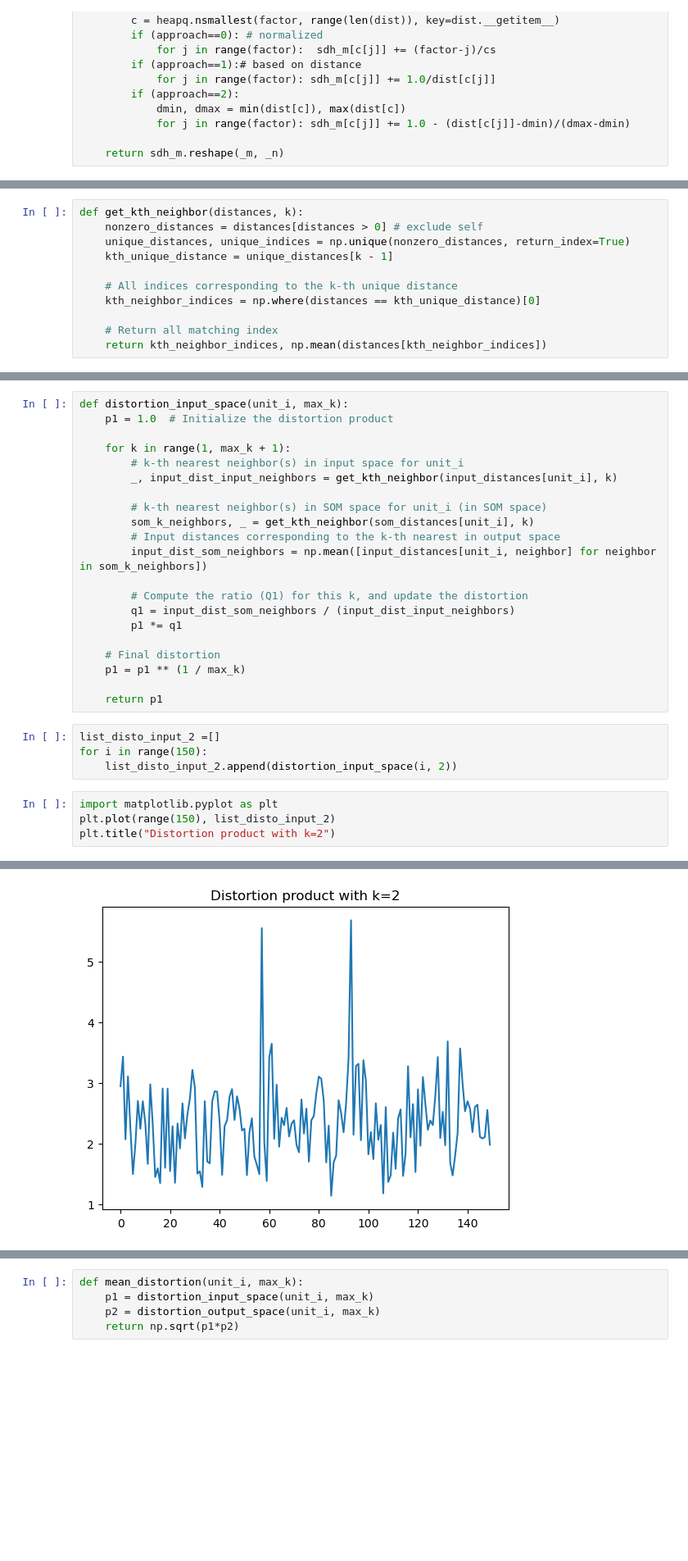
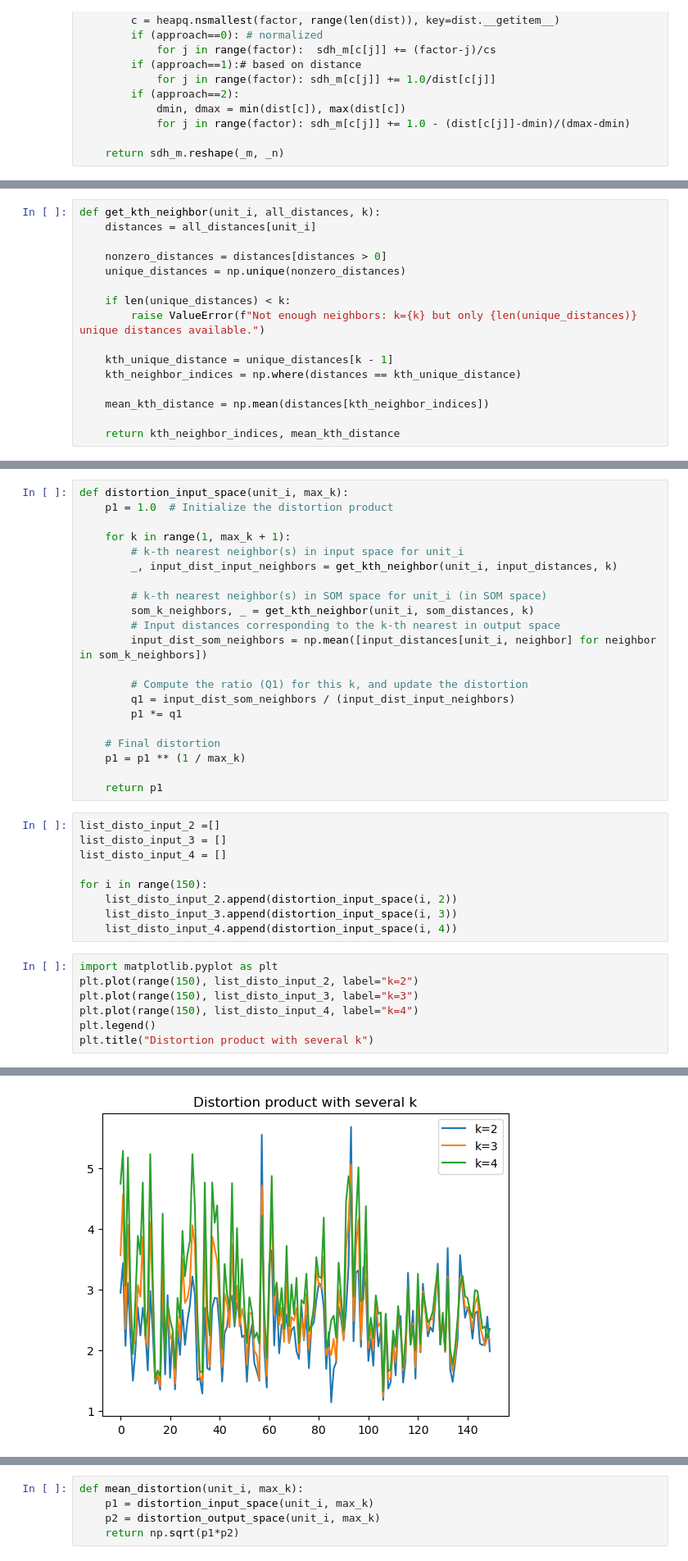
Before and after one commit to Jean-BaptisteCellier/SOM_TopographicProduct, a Jupyter notebook: coding_assignment.ipynb, the cells around one changed output, grey strips where cells are left out. Shown: that part at 82% size. Saved outputs shown, nothing was run; the diff lists cells and outputs as text; blank space fills up the shorter version.

```diff
--- a/coding_assignment.ipynb
+++ b/coding_assignment.ipynb
@@ -103,13 +113,18 @@ grid_positions = np.array([[i, j] for i in range(som_xdim) for j in range(som_yd
 bmu_positions = grid_positions[bmus]
 som_distances = np.abs(bmu_positions[:, np.newaxis] - bmu_positions).sum(axis=2)
 # %%
-def get_kth_neighbor(distances, k):
-    nonzero_distances = distances[distances > 0] # exclude self
-    unique_distances, unique_indices = np.unique(nonzero_distances, return_index=True)
+def get_kth_neighbor(unit_i, all_distances, k):
+    distances = all_distances[unit_i]
+
+    nonzero_distances = distances[distances > 0]
+    unique_distances = np.unique(nonzero_distances)
+
+    if len(unique_distances) < k:
+        raise ValueError(f"Not enough neighbors: k={k} but only {len(unique_distances)} unique distances available.")
+
     kth_unique_distance = unique_distances[k - 1]
+    kth_neighbor_indices = np.where(distances == kth_unique_distance)
 
-    # All indices corresponding to the k-th unique distance
-    kth_neighbor_indices = np.where(distances == kth_unique_distance)[0]
+    mean_kth_distance = np.mean(distances[kth_neighbor_indices])
 
-    # Return all matching index
-    return kth_neighbor_indices, np.mean(distances[kth_neighbor_indices])
+    return kth_neighbor_indices, mean_kth_distance
@@ -119,10 +146,10 @@ def distortion_input_space(unit_i, max_k):
 
     for k in range(1, max_k + 1):
         # k-th nearest neighbor(s) in input space for unit_i
-        _, input_dist_input_neighbors = get_kth_neighbor(input_distances[unit_i], k)
+        _, input_dist_input_neighbors = get_kth_neighbor(unit_i, input_distances, k)
 
         # k-th nearest neighbor(s) in SOM space for unit_i (in SOM space)
-        som_k_neighbors, _ = get_kth_neighbor(som_distances[unit_i], k)
+        som_k_neighbors, _ = get_kth_neighbor(unit_i, som_distances, k)
         # Input distances corresponding to the k-th nearest in output space
         input_dist_som_neighbors = np.mean([input_distances[unit_i, neighbor] for neighbor in som_k_neighbors])
 
@@ -136,10 +163,18 @@ def distortion_input_space(unit_i, max_k):
     return p1
 # %%
 list_disto_input_2 =[]
+list_disto_input_3 = []
+list_disto_input_4 = []
+
 for i in range(150):
     list_disto_input_2.append(distortion_input_space(i, 2))
+    list_disto_input_3.append(distortion_input_space(i, 3))
+    list_disto_input_4.append(distortion_input_space(i, 4))
 # %%
 import matplotlib.pyplot as plt
-plt.plot(range(150), list_disto_input_2)
-plt.title("Distortion product with k=2")
+plt.plot(range(150), list_disto_input_2, label="k=2")
+plt.plot(range(150), list_disto_input_3, label="k=3")
+plt.plot(range(150), list_disto_input_4, label="k=4")
+plt.legend()
+plt.title("Distortion product with several k")
 # %% [output]
@@ -147 +182 @@ Text(0.5, 1.0, 'Distortion product with k=2')
-[figure, old version]
+[figure, new version]
```
Also changed, not shown: parts of 24 cells of this notebook.
